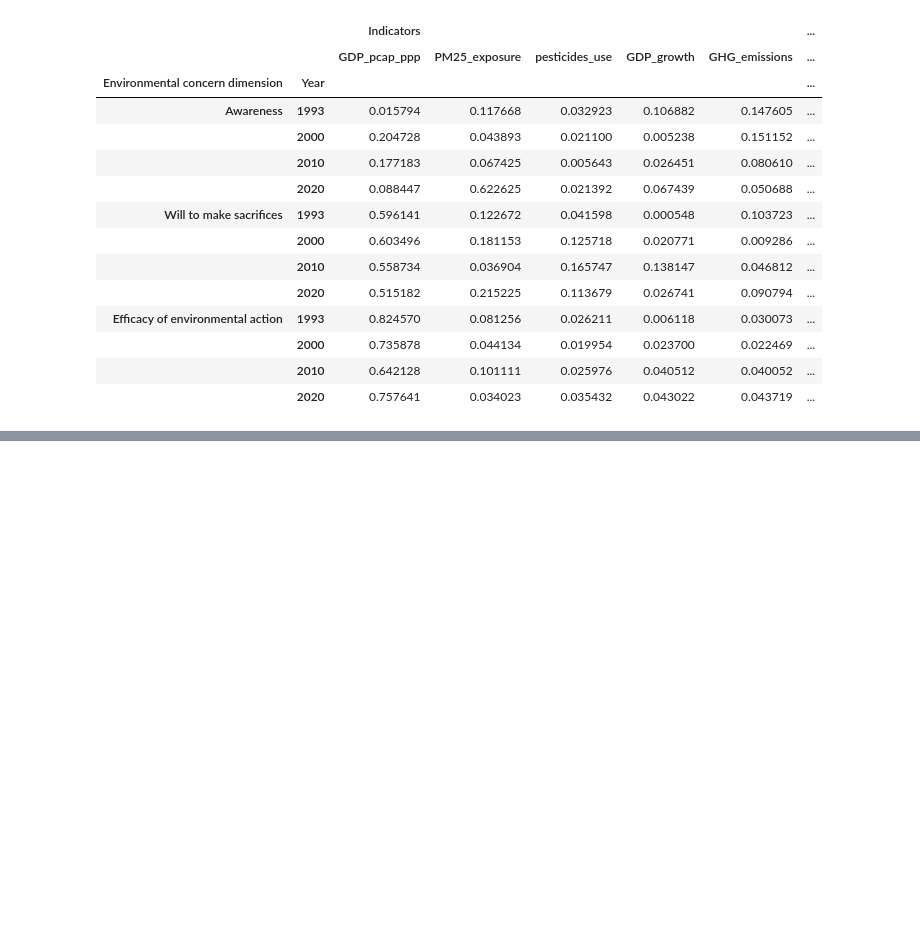
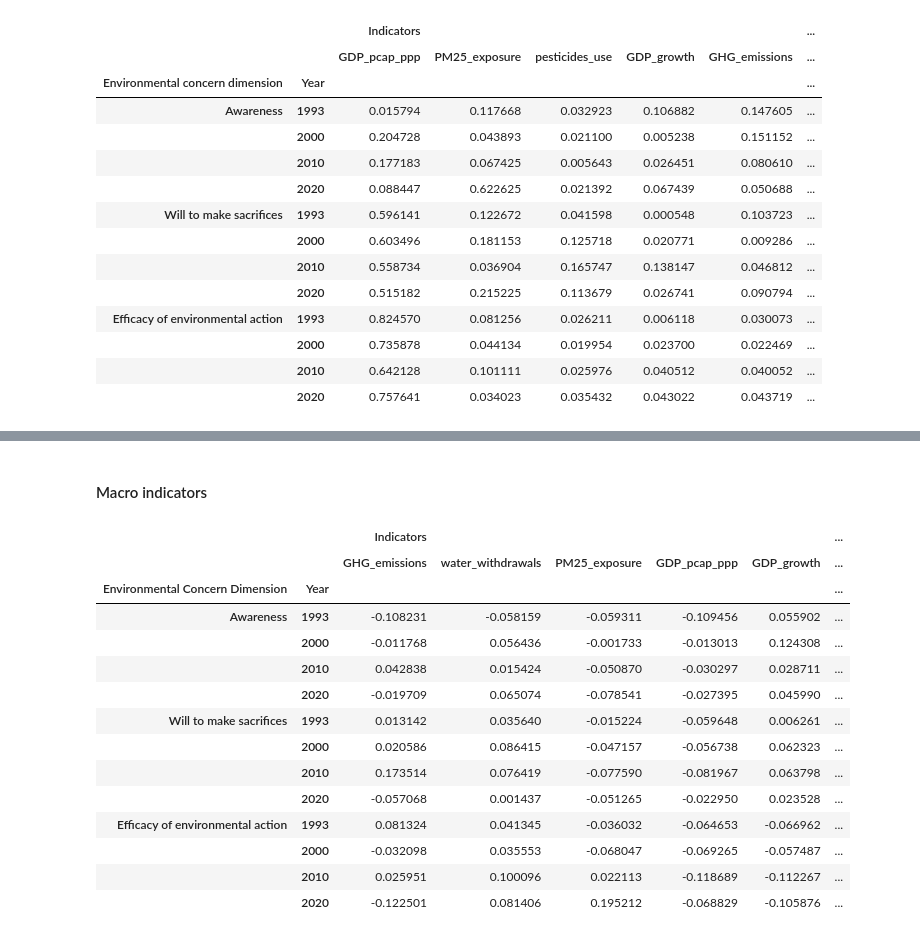
Before and after one commit to EdoardoTronconi/TesiMagistrale, a Jupyter notebook: Notebooks/PredictiveIndicators.ipynb, the cells around one changed output, grey strips where cells are left out. Drawn from its saved outputs; the diff is of its cells as text; code cells hidden in the pictures; blank space fills up the shorter version.

```diff
--- a/Notebooks/PredictiveIndicators.ipynb
+++ b/Notebooks/PredictiveIndicators.ipynb
@@ -1073,0 +1169,22 @@ style_dataframe(pd.DataFrame(model.get_layer("Micro_custom_layer").kernels, inde
+# %% [markdown]
+#### Macro indicators
+# %%
+data = predictive_indicators_macro_tensorflowModel
+clustered_cols = [*cluster_dataframe(data.loc[:, ("Indicators", slice(None))], row_cluster=False).columns, *data.loc[:,("Loss", slice(None))].columns]
+style_dataframe(data.loc[:,clustered_cols])
+# %% [output]
+|  |  | Indicators |  |  |  |  | ... |
+|  |  | GHG_emissions | water_withdrawals | PM25_exposure | GDP_pcap_ppp | GDP_growth | ... |
+| Environmental Concern Dimension | Year |  |  |  |  |  | ... |
+| Awareness | 1993 | -0.108231 | -0.058159 | -0.059311 | -0.109456 | 0.055902 | ... |
+|  | 2000 | -0.011768 | 0.056436 | -0.001733 | -0.013013 | 0.124308 | ... |
+|  | 2010 | 0.042838 | 0.015424 | -0.050870 | -0.030297 | 0.028711 | ... |
+|  | 2020 | -0.019709 | 0.065074 | -0.078541 | -0.027395 | 0.045990 | ... |
+| Will to make sacrifices | 1993 | 0.013142 | 0.035640 | -0.015224 | -0.059648 | 0.006261 | ... |
+|  | 2000 | 0.020586 | 0.086415 | -0.047157 | -0.056738 | 0.062323 | ... |
+|  | 2010 | 0.173514 | 0.076419 | -0.077590 | -0.081967 | 0.063798 | ... |
+|  | 2020 | -0.057068 | 0.001437 | -0.051265 | -0.022950 | 0.023528 | ... |
+| Efficacy of environmental action | 1993 | 0.081324 | 0.041345 | -0.036032 | -0.064653 | -0.066962 | ... |
+|  | 2000 | -0.032098 | 0.035553 | -0.068047 | -0.069265 | -0.057487 | ... |
+|  | 2010 | 0.025951 | 0.100096 | 0.022113 | -0.118689 | -0.112267 | ... |
+|  | 2020 | -0.122501 | 0.081406 | 0.195212 | -0.068829 | -0.105876 | ... |
```
Also changed, not shown: parts of 15 cells of this notebook, 2 other files.
